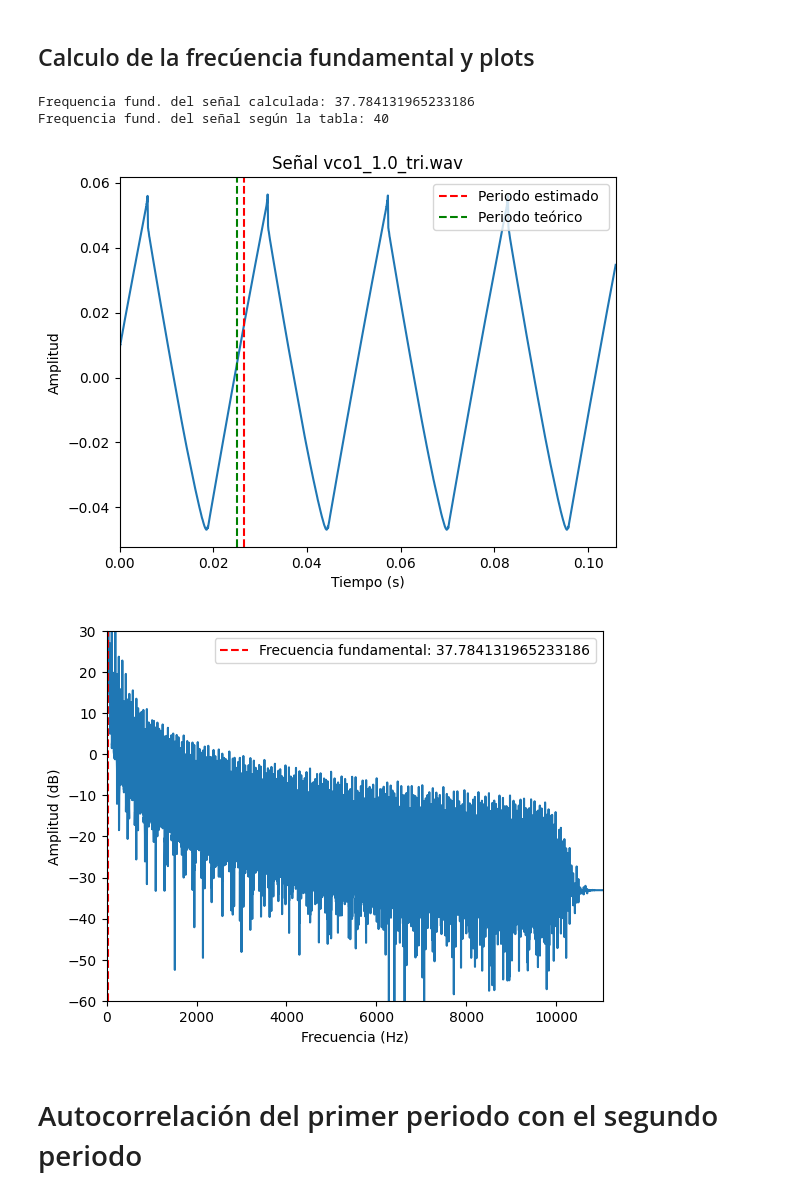
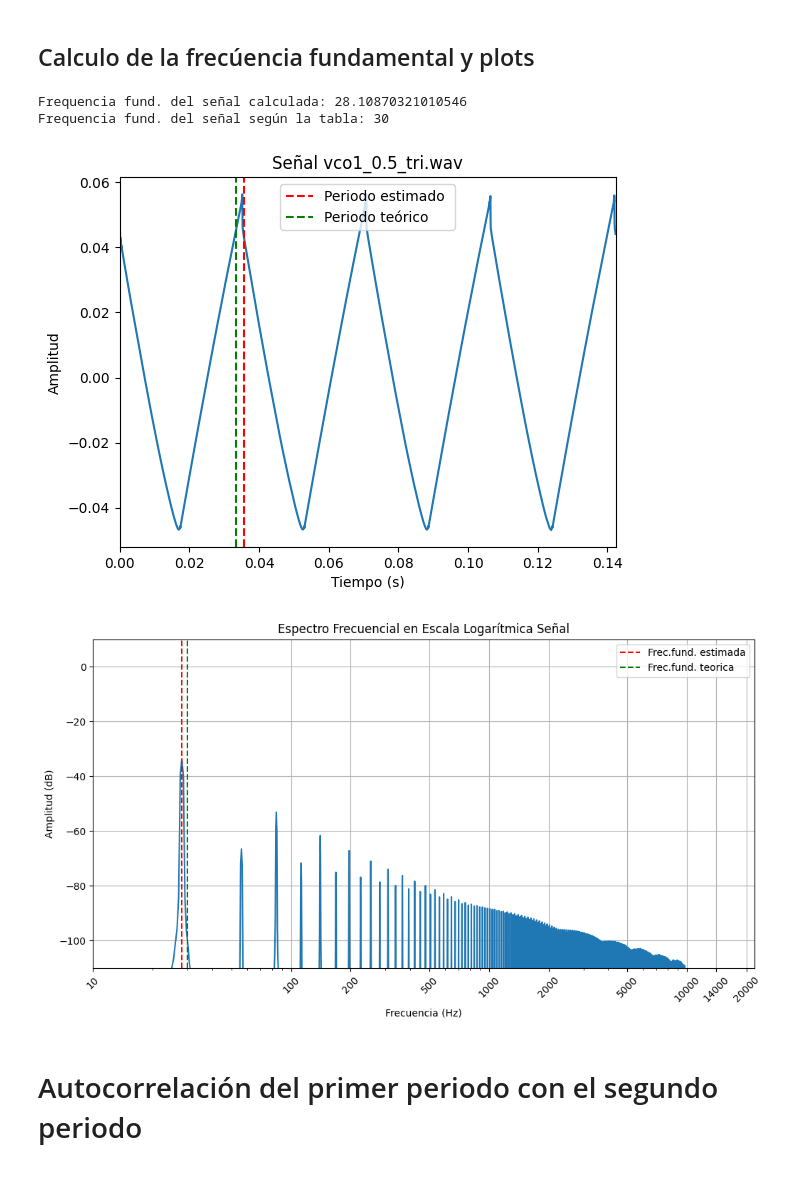
Before and after one commit to BoscoOlives/TFG-Kobol-BoscoOlives, a Jupyter notebook: TFG Standard Mode (funciona).ipynb, the cells around one changed output. Saved outputs shown, nothing was run; the diff lists cells and outputs as text; code cells hidden in the pictures.

```diff
--- a/TFG Standard Mode (funciona).ipynb
+++ b/TFG Standard Mode (funciona).ipynb
@@ -283,7 +271,7 @@ def readJSON(filepath):
             data["Harmonic Res"])
 # %%
 filepath = 'test.json'
-input_file = '/mnt/c/Users/bosco/Desktop/TFG/TFG-Kobol-BoscoOlives/rsf_kobol_expander_2-vco/audio/vco1/pulse/vco1_0.0_pul-con.wav'
+input_file = '/mnt/c/Users/bosco/Desktop/TFG/TFG-Kobol-BoscoOlives/rsf_kobol_expander_2-vco/audio/vco1/pulse/vco1_9.0_pul-con.wav'
 
 file_name = input_file.split("/")[-1] #cortar solamente el nombre del archivo
 
@@ -300,12 +287,12 @@ outsignal = audioSynthesis(sampleRate, frameSize, hopSize, mags, freqs, phases,
 
 #cargar audio y valor de sample rate
 audio, sampleRate = librosa.load(input_file)
-audio2, sampleRate = librosa.load(input_file2)
 audio_cut = cut_audio_x_periods(audio, sampleRate)
-
-plt.plot(audio_cut)
-plt.plot(outsignal)
-
+plt.xlabel('Samples')
+plt.plot(audio_cut[:20], label='Original')
+plt.plot(outsignal[:20], label='Synthesized')
+plt.legend()
+plt.title(name)
 plt.show()
 ipd.display(ipd.Audio(data=audio_cut, rate=sampleRate))
 ipd.display(ipd.Audio(data=outsignal, rate=sampleRate))
@@ -369,7 +355,7 @@ FileNotFoundError: [Errno 2] No such file or directory: '/mnt/c/Users/bosco/Desk
 ## Calculo de la frecúencia fundamental y plots
 # %%
 # input_file = '/mnt/c/Users/bosco/Desktop/TFG/TFG-Kobol-BoscoOlives/rsf_kobol_expander_2-vco/audio/vco1/sawtooth/vco1_1.0_saw.wav'
-input_file = '/mnt/c/Users/bosco/Desktop/TFG/TFG-Kobol-BoscoOlives/rsf_kobol_expander_2-vco/audio/vco1/triangular/vco1_1.0_tri.wav'
+input_file = '/mnt/c/Users/bosco/Desktop/TFG/TFG-Kobol-BoscoOlives/rsf_kobol_expander_2-vco/audio/vco1/triangular/vco1_0.5_tri.wav'
 
 file_name = input_file.split("/")[-1]
 
@@ -404,47 +390,60 @@ period = np.abs(period)
 
 
 print('Frequencia fund. del señal calculada: ' + str(freq_fund_calculada))
 print('Frequencia fund. del señal según la tabla: ' + str(freq_fund_teorica))
 
 # Calcular la duración total de la señal
 total_time = len(audio) / sampleRate
 
 # Definir los límites del eje x como un rango que cubra 4 veces el período
 x_lim = [0, 4 * period]
 
 # Realizar el plot de la señal
 plt.plot(np.arange(len(audio)) / sampleRate, audio)
 plt.xlabel('Tiempo (s)')
 plt.ylabel('Amplitud')
 plt.title('Señal ' + file_name)
-plt.axvline(x=period, color='r', linestyle='--', label='Periodo estimado ')
+plt.axvline(x=period, color='r', linestyle='--', label='Periodo estimado ') #segun tabla actualizada
 period_theoric = 1/freq_fund_teorica
 
 
 plt.axvline(x=period_theoric, color='g', linestyle='--', label='Periodo teórico')
 
 plt.legend()
 plt.xlim(x_lim)
 plt.show()
 
 
 # Ejemplo de como visualizar  el espectro y marcar la freq. fundamental
 
-# Plot del espectro de frecuencias
-plt.plot(frequencies[:len(frequencies)//2], 20 * np.log10(magnitude[:len(magnitude)//2]))
-plt.xlabel("Frecuencia (Hz)")
-plt.ylabel("Amplitud (dB)")
-plt.xlim([0, sampleRate/2])
-plt.ylim([-60, 30])
+def plot_espectro_log(audio, sr, ffteorica, ffestimada):
 
-plt.axvline(x=freq_fund_calculada, color='r', linestyle='--', label='Frecuencia fundamental: ' + str(freq_fund_calculada))
-plt.legend()
-plt.show()
+    fig = plt.figure(figsize=(12, 6)) # create a figure with custom size
+
+    plt.magnitude_spectrum(audio, Fs=sr, scale='dB')
+    plt.title('Espectro Frecuencial en Escala Logarítmica Señal')
+    plt.xlabel('Frecuencia (Hz)')
+    plt.ylabel('Amplitud (dB)')
+    plt.grid()
+    plt.xlim([10, 22000]) # set the limits of the x axis
+    plt.ylim([-110, 10]) # set the limits of the y axis
+    plt.xscale('log')
+    plt.xticks([10, 100, 200, 500, 1000, 2000, 5000, 10000, 14000, 20000],
+               ["10", "100", "200", "500", "1000", "2000", "5000", "10000", "14000", "20000"],
+               rotation=45)
+    plt.axvline(x=ffestimada, color='r', linestyle='--', label='Frec.fund. estimada')
+    plt.axvline(x=ffteorica, color='g', linestyle='--', label='Frec.fund. teorica')
+    plt.legend()
+
+
+    plt.show()
+
+plot_espectro_log(audio, sampleRate, freq_fund_teorica, freq_fund_calculada)
 # %% [output]
-Frequencia fund. del señal calculada: 37.784131965233186
-Frequencia fund. del señal según la tabla: 40
+Frequencia fund. del señal calculada: 28.10870321010546
+Frequencia fund. del señal según la tabla: 30
-[figure, old version]
+[figure, new version]
-[figure, old version]
+[figure, new version]
 # %% [markdown]
 # Autocorrelación del primer periodo con el segundo periodo
 # %%
```
Also changed, not shown: parts of 6 cells of this notebook.
